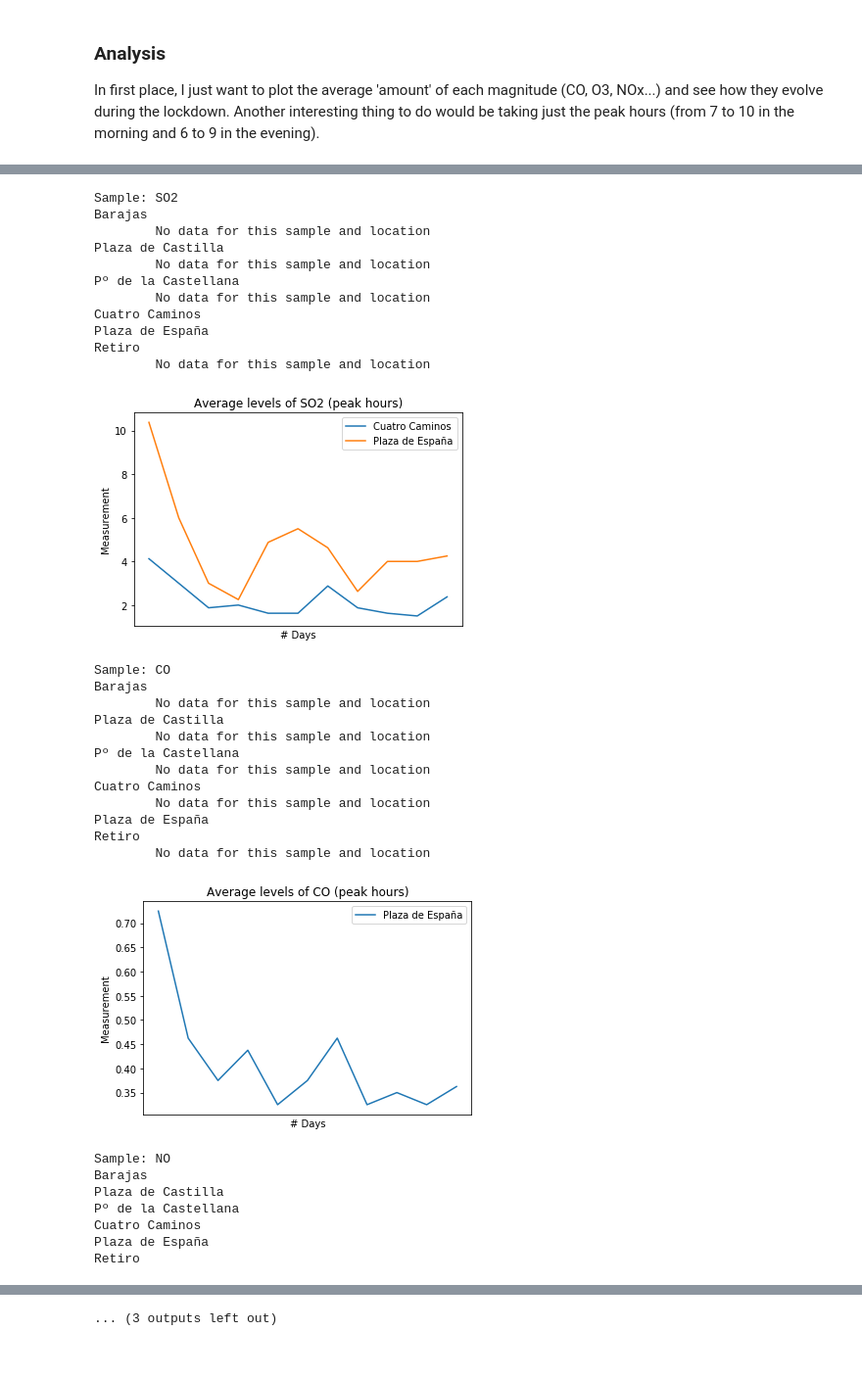
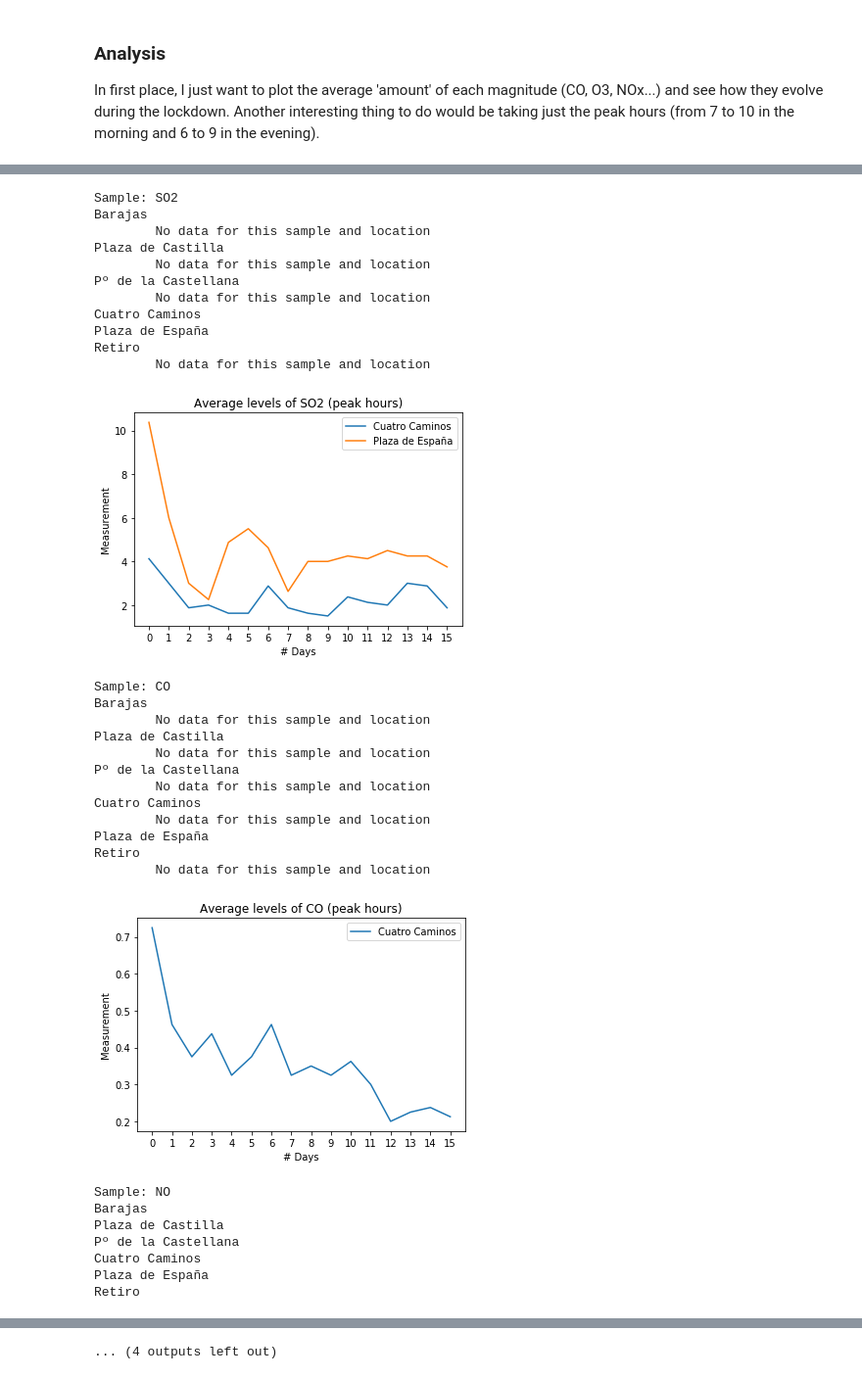
Before and after one commit to ignaciohrdz/madrid-covid19-air-quality, a Jupyter notebook: air_analysis.ipynb, the cells around one changed output, grey strips where cells are left out. Shown at 98% size. Cells and saved outputs as stored; diff of their text form; code cells hidden in the pictures.

```diff
--- a/air_analysis.ipynb
+++ b/air_analysis.ipynb
@@ -89,29 +92,34 @@ In first place, I just want to plot the average 'amount' of each magnitude (CO,
 # %%
 # Plotting the average value for each day
 
+
 for m_code,m_name in measurements.items():
+    places = []
     days = []
     print('\n\nSample: ' + m_name)
     for code, location in check_places.items():
         print(location)
         df = all_data.loc[(all_data['MAGNITUD']==m_code) & (all_data['PUNTO_MUESTREO'].str.contains(code))].copy()
-        df.sort_values(['MES','DIA'])
-        df = df.reset_index()
-        df['NUMDIA'] = df.index
 
         if df.shape[0] != 0:
+            # Get the total days
+            df.sort_values(['MES','DIA'])
+            df = df.reset_index()
+            df['NUMDIA'] = df.index
+            days = df['NUMDIA'].copy()
+
             all_times = df[check_times].copy()
             for t in check_times:
                 all_times[t] = pd.to_numeric(all_times[t])
             all_times['MEDIO'] = all_times.mean(axis=1)
             plt.plot(df['NUMDIA'],all_times['MEDIO'])
-            days.append(location)
+            places.append(location)
         else:
             print('\tNo data for this sample and location')
 
-    if len(days)>0:
-        plt.legend(days)
-        plt.xticks(df['NUMDIA'])
+    if len(places)>0:
+        plt.legend(places)
+        plt.xticks(days)
         plt.xlabel('# Days')
         plt.ylabel('Measurement')
         plt.title('Average levels of '+m_name)
@@ -181,46 +189,51 @@ Retiro
 # %%
 # Plotting the average value for each day DURING PEAK TIMES
 
+
 for m_code,m_name in measurements.items():
     days = []
+    places = []
     print('\n\nSample: ' + m_name)
     for code, location in check_places.items():
         print(location)
         df = all_data.loc[(all_data['MAGNITUD']==m_code) & (all_data['PUNTO_MUESTREO'].str.contains(code))].copy()
-        df.sort_values(['MES','DIA'])
-        df = df.reset_index()
-        df['NUMDIA'] = df.index
 
         if df.shape[0] != 0:
+            # Get the number of days
+            df.sort_values(['MES','DIA'])
+            df = df.reset_index()
+            df['NUMDIA'] = df.index
+            days = df['NUMDIA'].copy()
+
             all_times = df[check_times_peak].copy()
             for t in check_times_peak:
                 all_times[t] = pd.to_numeric(all_times[t])
             all_times['MEDIO'] = all_times.mean(axis=1)
             plt.plot(df['NUMDIA'],all_times['MEDIO'])
-            days.append(location)
+            places.append(location)
         else:
             print('\tNo data for this sample and location')
 
-    if len(days)>0:
-        plt.legend(days)
-        plt.xticks(df['NUMDIA'])
+    if len(places)>0:
+        plt.legend(places)
+        plt.xticks(days)
         plt.xlabel('# Days')
         plt.ylabel('Measurement')
         plt.title('Average levels of ' + m_name + ' (peak hours)')
         plt.show()
 # %% [output]
 Sample: SO2
 Barajas
         No data for this sample and location
 Plaza de Castilla
         No data for this sample and location
 Pº de la Castellana
         No data for this sample and location
 Cuatro Caminos
 Plaza de España
 Retiro
         No data for this sample and location
-[figure, old version]
+[figure, new version]
 Sample: CO
 Barajas
         No data for this sample and location
@@ -233,7 +246,7 @@ Cuatro Caminos
 Plaza de España
 Retiro
         No data for this sample and location
-[figure, old version]
+[figure, new version]
 Sample: NO
 Barajas
 Plaza de Castilla
@@ -272 +285 @@ Retiro
-... (3 outputs left out)
+... (4 outputs left out)
```
Also changed, not shown: parts of 3 cells of this notebook, 4 other files.
